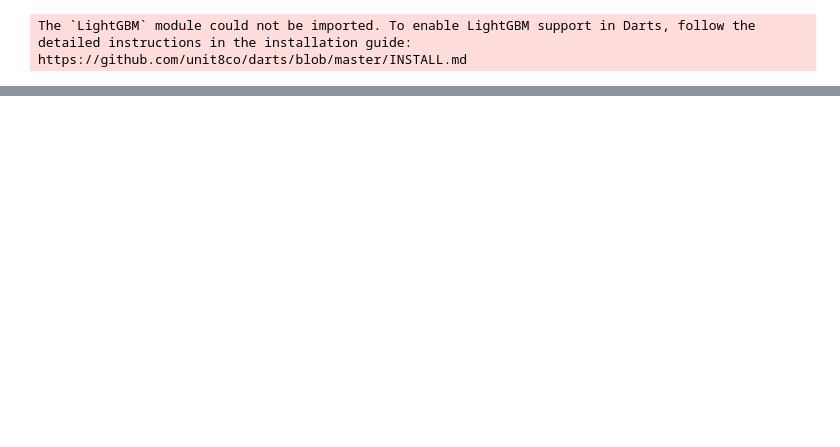
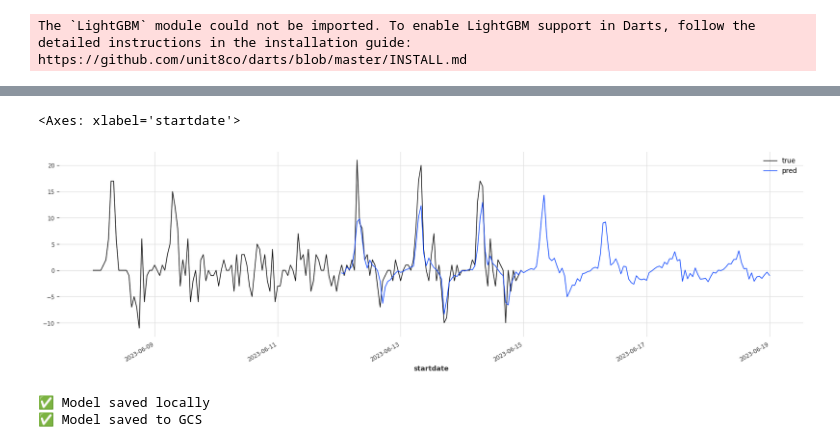
Before and after one commit to elsebasmar/london-bss, a Jupyter notebook: londonbss/notebooks/timeseries/Final_model.ipynb, the cells around one changed output, grey strips where cells are left out. Saved outputs shown, nothing was run; the diff lists cells and outputs as text; code cells hidden in the pictures; blank space fills up the shorter version.

```diff
--- a/londonbss/notebooks/timeseries/Final_model.ipynb
+++ b/londonbss/notebooks/timeseries/Final_model.ipynb
@@ -107,0 +170,2 @@ The `LightGBM` module could not be imported. To enable LightGBM support in Darts
+# %%
+pred = model_es.predict(n=len(val)+len(test))
@@ -107,0 +176,7 @@ The `LightGBM` module could not be imported. To enable LightGBM support in Darts
+# %%
+plt.figure(figsize=(20, 5))
+trainval[-168:].plot(linewidth=1, label="true")
+pred[-168:].plot(linewidth=1, label="pred")
+# %% [output]
+<Axes: xlabel='startdate'>
+[figure, added]
@@ -107,0 +185,5 @@ The `LightGBM` module could not be imported. To enable LightGBM support in Darts
+# %%
+save_model(model_es,station_name)
+# %% [output]
+✅ Model saved locally
+✅ Model saved to GCS
```
Also changed, not shown: parts of 51 cells of this notebook, 54 other files.
